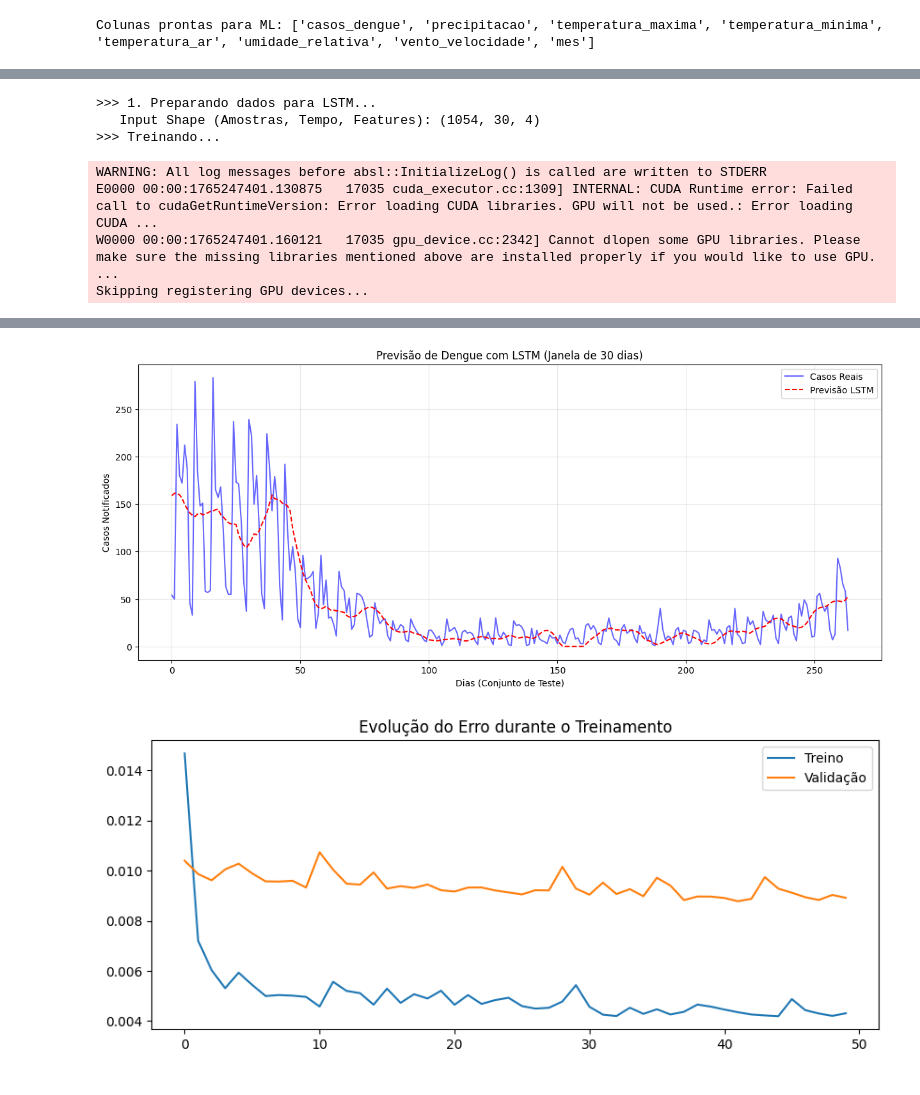
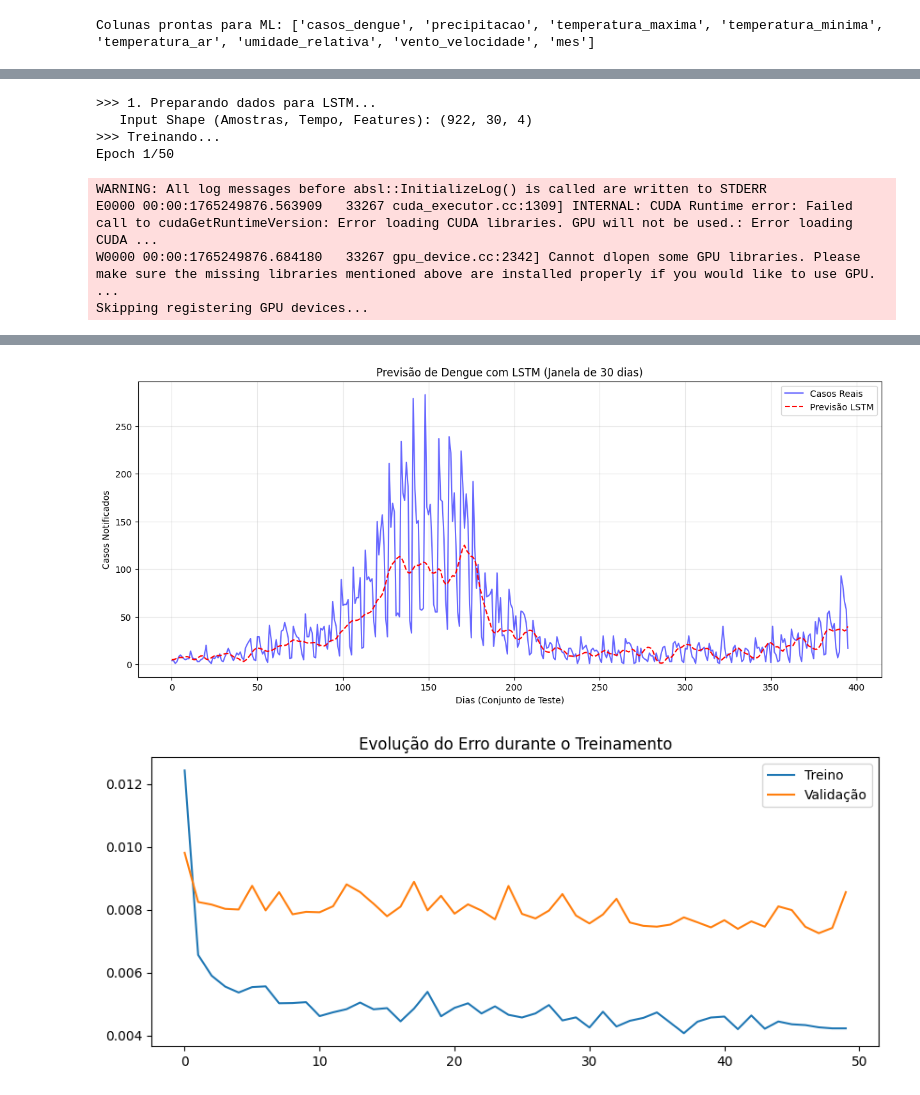
Before and after one commit to iTzFabregas/am-dengue, a Jupyter notebook: dengue_prediction.ipynb, the cells around one changed output, grey strips where cells are left out. Saved outputs shown, nothing was run; the diff lists cells and outputs as text; code cells hidden in the pictures.

```diff
--- a/dengue_prediction.ipynb
+++ b/dengue_prediction.ipynb
@@ -494,7 +494,7 @@ def treinar_lstm_dengue(df, janela=30):
     X, y = criar_sequencias(dados_scaled, janela)
 
     # Split Treino/Teste
-    split = int(len(X) * 0.8)
+    split = int(len(X) * 0.7)
     X_train, X_test = X[:split], X[split:]
     y_train, y_test = y[:split], y[split:]
 
@@ -573,7 +573,8 @@ To enable the following instructions: AVX2 FMA, in other operations, rebuild Ten
 >>> 1. Preparando dados para LSTM...
-   Input Shape (Amostras, Tempo, Features): (1054, 30, 4)
+   Input Shape (Amostras, Tempo, Features): (922, 30, 4)
 >>> Treinando...
+Epoch 1/50
 WARNING: All log messages before absl::InitializeLog() is called are written to STDERR
-E0000 00:00:1765247401.130875   17035 cuda_executor.cc:1309] INTERNAL: CUDA Runtime error: Failed call to cudaGetRuntimeVersion: Error loading CUDA libraries. GPU will not be used.: Error loading CUDA ...
-W0000 00:00:1765247401.160121   17035 gpu_device.cc:2342] Cannot dlopen some GPU libraries. Please make sure the missing libraries mentioned above are installed properly if you would like to use GPU.  ...
+E0000 00:00:1765249876.563909   33267 cuda_executor.cc:1309] INTERNAL: CUDA Runtime error: Failed call to cudaGetRuntimeVersion: Error loading CUDA libraries. GPU will not be used.: Error loading CUDA ...
+W0000 00:00:1765249876.684180   33267 gpu_device.cc:2342] Cannot dlopen some GPU libraries. Please make sure the missing libraries mentioned above are installed properly if you would like to use GPU.  ...
 Skipping registering GPU devices...
@@ -597,5 +598,5 @@ Epoch 6/50
-[figure, old version]
+[figure, new version]
-[figure, old version]
+[figure, new version]
 # %%
 import pandas as pd
 import numpy as np
```
Also changed, not shown: parts of 5 cells of this notebook, 1 other file.
